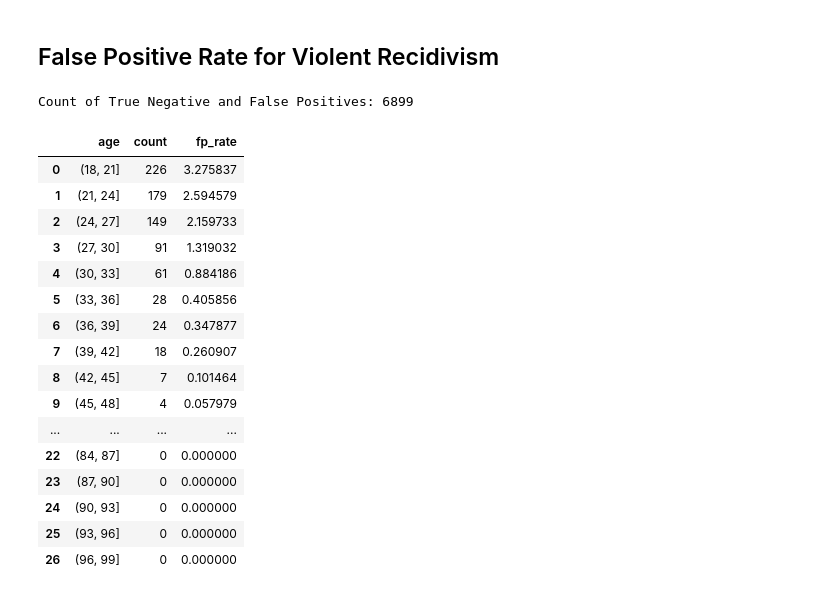
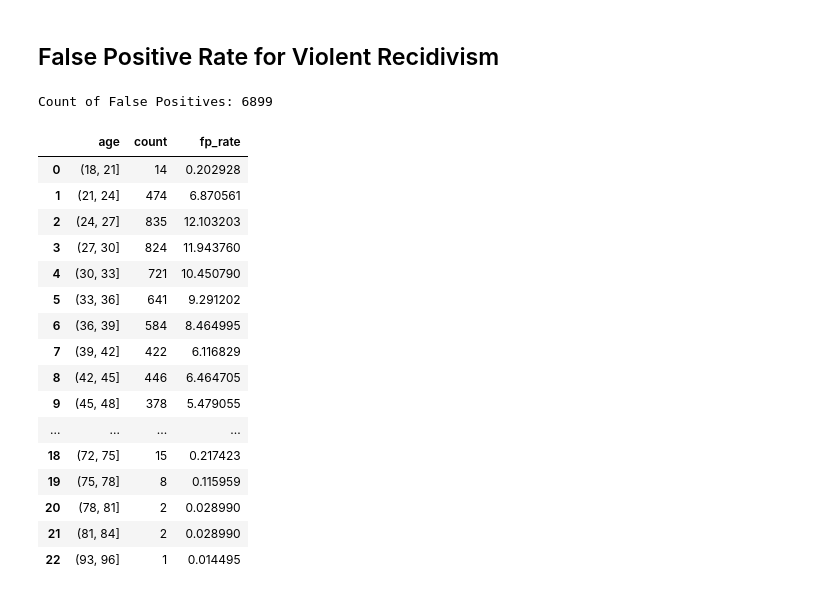
Before and after one commit to chance-roberts/DATA6550-Bias, a Jupyter notebook: Code/Roberts/RobertsC_Module1_Bias.ipynb, the cells around one changed output. Cells and saved outputs as stored; diff of their text form; code cells hidden in the pictures.

```diff
--- a/Code/Roberts/RobertsC_Module1_Bias.ipynb
+++ b/Code/Roberts/RobertsC_Module1_Bias.ipynb
@@ -363,34 +392,32 @@ age_fp_table
 # %% [markdown]
 ## False Positive Rate for Violent Recidivism
-# %%
-#Filter the data to only include people with a 'High' risk score who did not recidivate (violent)
-fp_v_resid = df_non_dup[(df_non_dup['is_violent_recid'] == 0) & (df_non_dup['v_score_text'] == 'High')]
-#Count the number of True Negative and False Positives
-tn_fp_count_v_resid = len(df_non_dup[(df_non_dup['is_violent_recid'] == 0) & (df_non_dup['v_score_text'] == 'Low') | (df_non_dup['is_violent_recid'] == 1) & (df_non_dup['v_score_text'] == 'Low')])
-print(f"Count of True Negative and False Positives: {tn_fp_count_v_resid}")
-# %% [output]
-Count of True Negative and False Positives: 6899
+# %%
+#Count the number of False Positives for violent recidivism
+fp_v_resid = df_non_dup[(df_non_dup['v_resid_outcome'] == 'False Positive') | (df_non_dup['v_resid_outcome'] == 'Negative')]
+tn_fp_count_v_resid = len(fp_v_resid)
+print(f"Count of False Positives: {tn_fp_count_v_resid}")
+# %% [output]
+Count of False Positives: 6899
 # %%
 #Calculate the false positive rate for each 'age' bin
-age_fp_table_v = fp_v_resid.groupby(age_bins)['name'].count().reset_index()
-age_fp_table_v.columns = ['age', 'count']
+age_fp_table_v = fp_v_resid.groupby(age_bins, observed=True).size().reset_index(name='count')
 age_fp_table_v['fp_rate'] = (age_fp_table_v['count'] / tn_fp_count_v_resid) * 100
 age_fp_table_v
 # %% [output]
 |  | age | count | fp_rate |
-| 0 | (18, 21] | 226 | 3.275837 |
-| 1 | (21, 24] | 179 | 2.594579 |
-| 2 | (24, 27] | 149 | 2.159733 |
-| 3 | (27, 30] | 91 | 1.319032 |
-| 4 | (30, 33] | 61 | 0.884186 |
-| 5 | (33, 36] | 28 | 0.405856 |
-| 6 | (36, 39] | 24 | 0.347877 |
-| 7 | (39, 42] | 18 | 0.260907 |
-| 8 | (42, 45] | 7 | 0.101464 |
-| 9 | (45, 48] | 4 | 0.057979 |
+| 0 | (18, 21] | 14 | 0.202928 |
+| 1 | (21, 24] | 474 | 6.870561 |
+| 2 | (24, 27] | 835 | 12.103203 |
+| 3 | (27, 30] | 824 | 11.943760 |
+| 4 | (30, 33] | 721 | 10.450790 |
+| 5 | (33, 36] | 641 | 9.291202 |
+| 6 | (36, 39] | 584 | 8.464995 |
+| 7 | (39, 42] | 422 | 6.116829 |
+| 8 | (42, 45] | 446 | 6.464705 |
+| 9 | (45, 48] | 378 | 5.479055 |
 | ... | ... | ... | ... |
-| 22 | (84, 87] | 0 | 0.000000 |
-| 23 | (87, 90] | 0 | 0.000000 |
-| 24 | (90, 93] | 0 | 0.000000 |
-| 25 | (93, 96] | 0 | 0.000000 |
-| 26 | (96, 99] | 0 | 0.000000 |
+| 18 | (72, 75] | 15 | 0.217423 |
+| 19 | (75, 78] | 8 | 0.115959 |
+| 20 | (78, 81] | 2 | 0.028990 |
+| 21 | (81, 84] | 2 | 0.028990 |
+| 22 | (93, 96] | 1 | 0.014495 |
```
Also changed, not shown: parts of 25 cells of this notebook.
